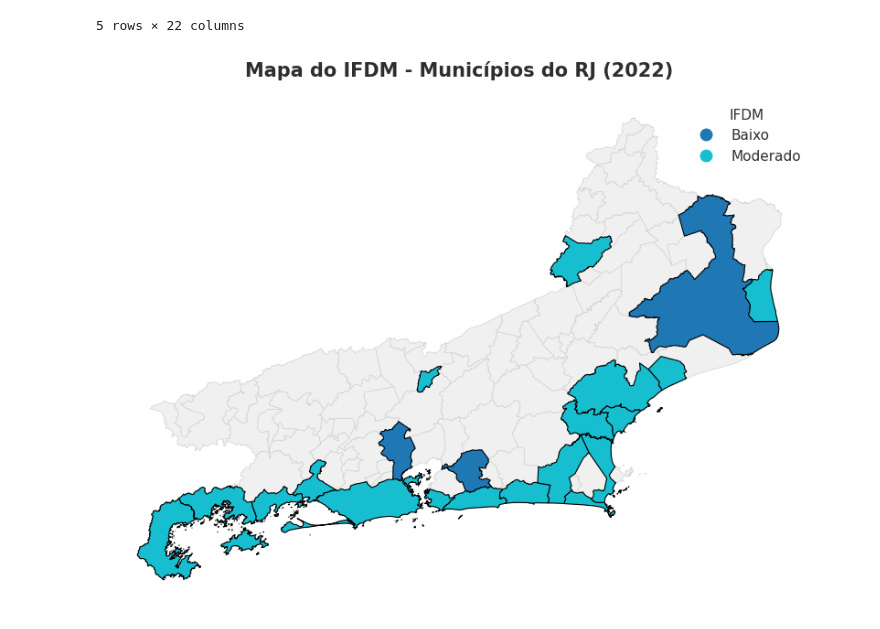
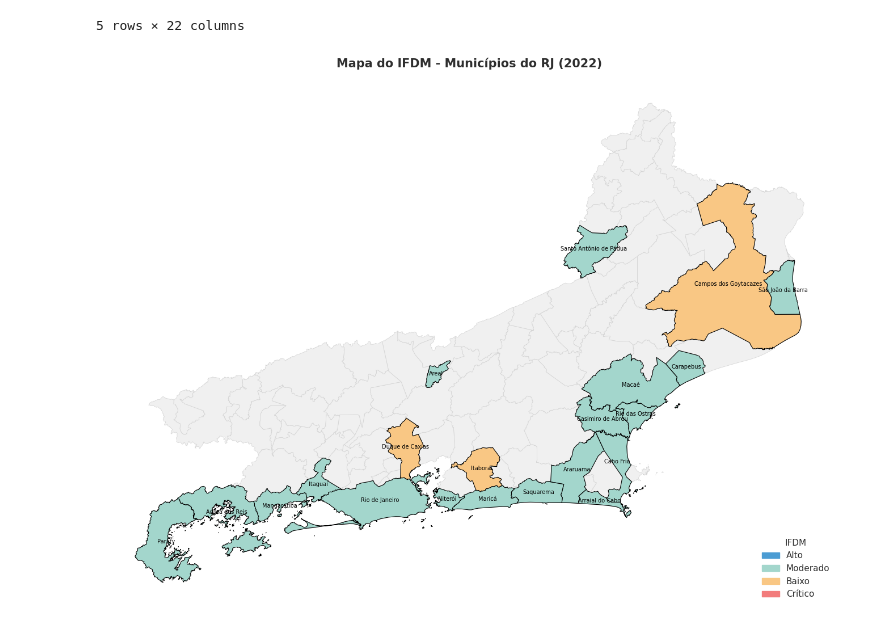
Before and after one commit to silva-fabiofreitas/EDA, a Jupyter notebook: educacao/data_analysis.ipynb, the cells around one changed output. Cells and saved outputs as stored; diff of their text form; code cells hidden in the pictures.

```diff
--- a/educacao/data_analysis.ipynb
+++ b/educacao/data_analysis.ipynb
@@ -390,35 +390,78 @@ gdf_merged.head()
 5 rows × 22 columns
 # %%
 import matplotlib.pyplot as plt
+import matplotlib.patches as mpatches
+from adjustText import adjust_text
+import matplotlib.patheffects as path_effects
 
 # Base: todos os municípios do RJ
 gdf_rj_base = read_municipality(code_muni="RJ", year=2020, simplified=True)
 
 # Plot do mapa
-fig, ax = plt.subplots(figsize=(10, 10))
+fig, ax = plt.subplots(figsize=(16, 10))
+
+# Define cores para cada classe
+class_colors = {
+    'Alto': '#4B9CD3',        # Azul médio elegante
+    'Moderado': '#A3D6CC',    # Verde suave
+    'Baixo': '#F9C784',       # Laranja claro
+    'Crítico': '#F27C7C'      # Vermelho suave
+}
 
 # 1. Fundo com todos os municípios (sem cor, só contorno)
 gdf_rj_base.plot(ax=ax, color='#f0f0f0', edgecolor='lightgrey', linewidth=0.5)
 
 # 2. Municípios com dados (IFDM)
 gdf_merged.plot(
-    column='IFDM_Classificacao',
-    # cmap='YlGnBu',           # opção elegante, suave
+    categorical=True,
+    color=[class_colors.get(x, '#f0f0f0') for x in gdf_merged['IFDM_Classificacao']],
     linewidth=0.8,
     edgecolor='black',
     legend=True,
     ax=ax
 )
 
+# Lista para armazenar os textos
+texts = []
+
+# Criar texto com contorno para cada município
+for _, row in gdf_merged.iterrows():
+    x = row.geometry.centroid.x
+    y = row.geometry.centroid.y
+    txt = ax.text(
+        x, y, row['NOME_MUNIC'],
+        fontsize=7, color='#000000',
+        ha='center', va='center', zorder=10
+    )
+    # Contorno no texto (gtext)
+    # txt.set_path_effects([
+    #     path_effects.Stroke(linewidth=1.5, foreground='black'),
+    #     path_effects.Normal()
+    # ])
+    texts.append(txt)
+
+# Ajustar automaticamente para evitar sobreposição
+# adjust_text(
+#     texts,
+#     ax=ax,
+#     arrowprops=dict(
+#         arrowstyle='->',  # seta tradicional
+#         color='black',  # cor elegante
+#         lw=1,              # espessura da linha
+#         # alpha=0.7          # leve transparência
+#     )
+# )
+
 # Título e ajustes
 ax.set_title('Mapa do IFDM - Municípios do RJ (2022)', fontsize=15, weight='bold', pad=15)
 ax.axis('off')
 
-# Remover borda da legenda e ajustar tamanho
-leg = ax.get_legend()
-if leg:
-    leg.set_title("IFDM")
-    leg.get_frame().set_edgecolor('none')
-    leg.get_frame().set_alpha(0.9)
+
+# Criar legenda manual
+legend_patches = [mpatches.Patch(color=color, label=label) for label, color in class_colors.items()]
+ax.legend(handles=legend_patches, title='IFDM', loc='lower right', frameon=False)
+
+plt.tight_layout()
+plt.show()
 # %% [output]
-[figure, old version]
+[figure, new version]
```
Also changed, not shown: 1 other file.
